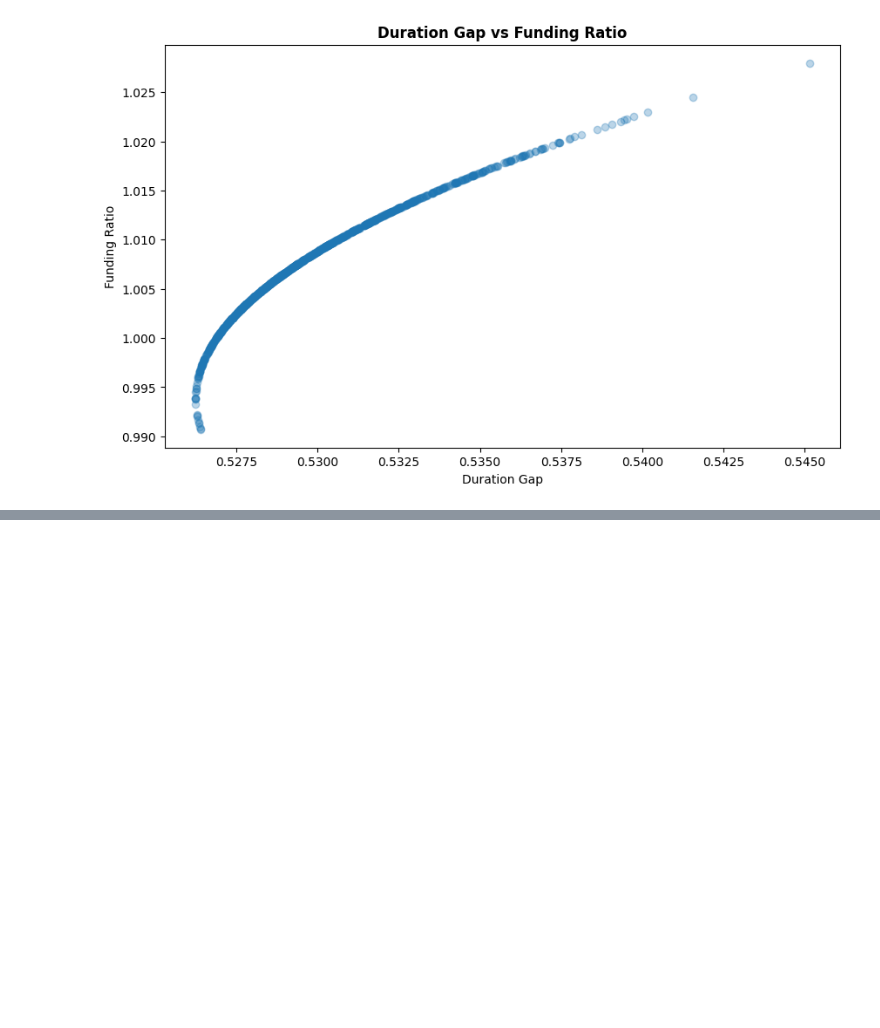
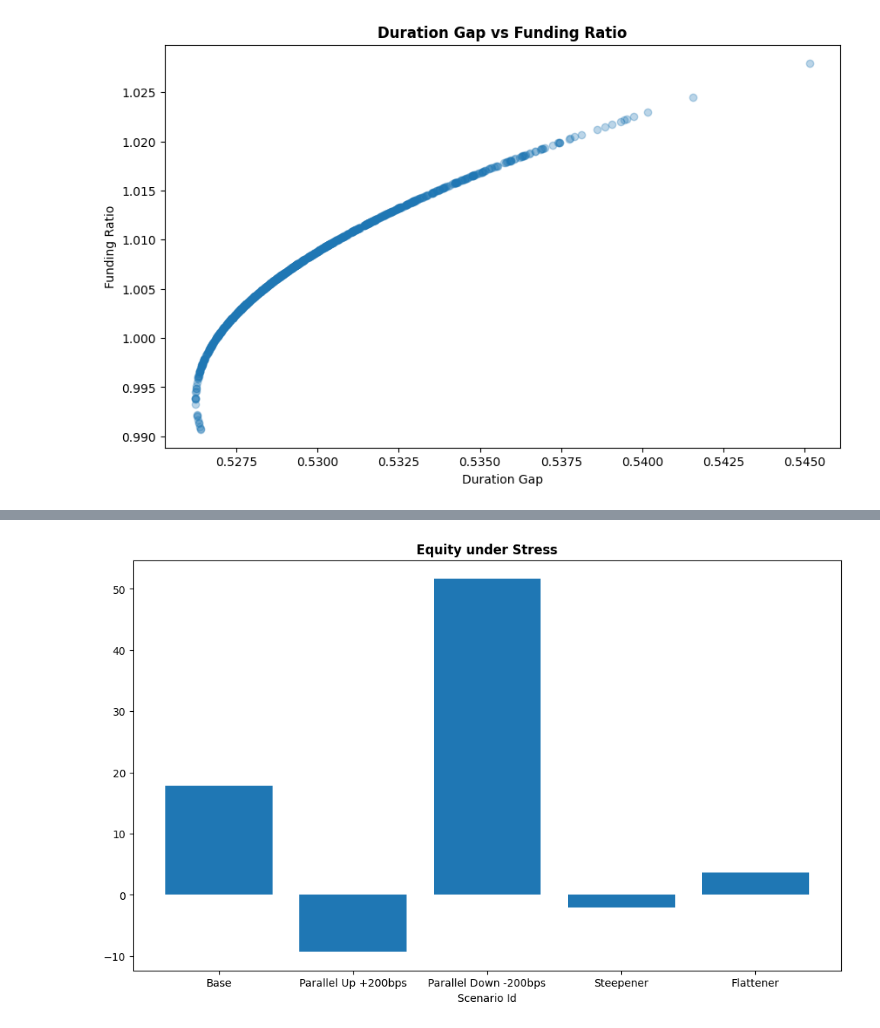
Before and after one commit to gorkemyencak/ALM-simulator, a Jupyter notebook: notebooks/03_alm_engine.ipynb, the cells around one changed output, grey strips where cells are left out. Cells and saved outputs as stored; diff of their text form; code cells hidden in the pictures; blank space fills up the shorter version.

Commit message:
stress testing

```diff
--- a/notebooks/03_alm_engine.ipynb
+++ b/notebooks/03_alm_engine.ipynb
@@ -189,3 +190,16 @@ plt.title('Duration Gap vs Funding Ratio', fontweight = 'bold')
 plt.show()
 # %% [output]
 [figure]
+# %%
+# initializing stress testing object
+stress_testing = StressTesting(curve)
+
+stress_results = stress_testing.run_stress_test(
+    portfolio = bond_portfolio,
+    deposit_model = deposit_model,
+    pricing_function = price_bond,
+    liability_pv_function = present_value
+)
+
+df_stress = pd.DataFrame(stress_results)
+df_stress
@@ -191,0 +213,12 @@ plt.show()
+# %%
+# equity under stress
+plt.figure(figsize=(12, 7))
+plt.bar(
+    df_stress['scenario'],
+    df_stress['equity']
+)
+plt.xlabel('Scenario Id')
+plt.title('Equity under Stress', fontweight = 'bold')
+plt.show()
+# %% [output]
+[figure, added]
```
Also changed, not shown: parts of 3 cells of this notebook, 1 other file.
